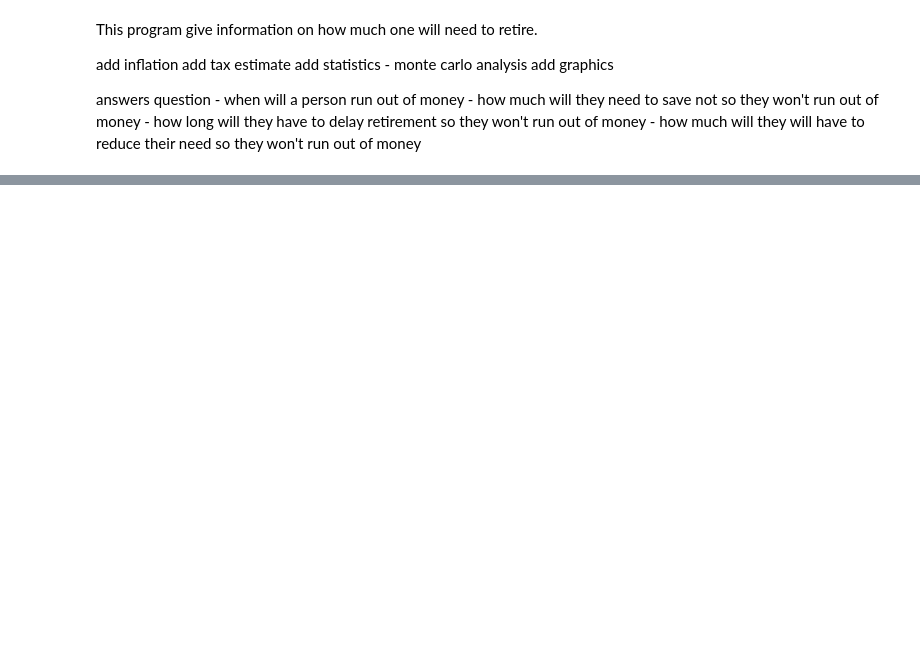
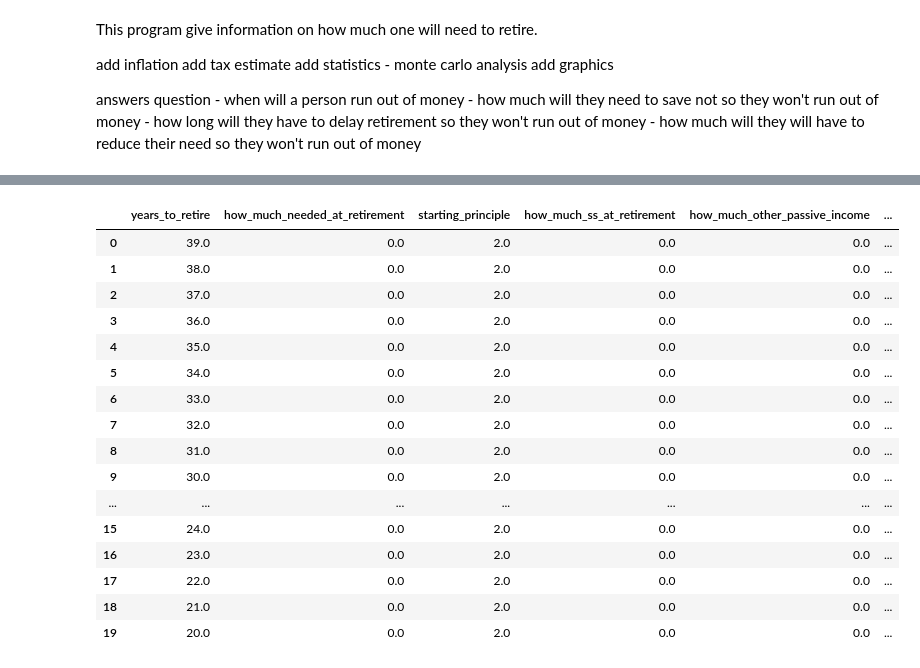
Before and after one commit to pstrito/Retirement, a Jupyter notebook: retirement_calculator.ipynb, the cells around one changed output, grey strips where cells are left out. Cells and saved outputs as stored; diff of their text form; code cells hidden in the pictures; blank space fills up the shorter version.

```diff
--- a/retirement_calculator.ipynb
+++ b/retirement_calculator.ipynb
@@ -205,0 +212,20 @@ Based on what you will need, what will be your tax rate? [press enter if you wan
+# %%
+display(df.head(40))
+# %% [output]
+|  | years_to_retire | how_much_needed_at_retirement | starting_principle | how_much_ss_at_retirement | how_much_other_passive_income | ... |
+| 0 | 39.0 | 0.0 | 2.0 | 0.0 | 0.0 | ... |
+| 1 | 38.0 | 0.0 | 2.0 | 0.0 | 0.0 | ... |
+| 2 | 37.0 | 0.0 | 2.0 | 0.0 | 0.0 | ... |
+| 3 | 36.0 | 0.0 | 2.0 | 0.0 | 0.0 | ... |
+| 4 | 35.0 | 0.0 | 2.0 | 0.0 | 0.0 | ... |
+| 5 | 34.0 | 0.0 | 2.0 | 0.0 | 0.0 | ... |
+| 6 | 33.0 | 0.0 | 2.0 | 0.0 | 0.0 | ... |
+| 7 | 32.0 | 0.0 | 2.0 | 0.0 | 0.0 | ... |
+| 8 | 31.0 | 0.0 | 2.0 | 0.0 | 0.0 | ... |
+| 9 | 30.0 | 0.0 | 2.0 | 0.0 | 0.0 | ... |
+| ... | ... | ... | ... | ... | ... | ... |
+| 15 | 24.0 | 0.0 | 2.0 | 0.0 | 0.0 | ... |
+| 16 | 23.0 | 0.0 | 2.0 | 0.0 | 0.0 | ... |
+| 17 | 22.0 | 0.0 | 2.0 | 0.0 | 0.0 | ... |
+| 18 | 21.0 | 0.0 | 2.0 | 0.0 | 0.0 | ... |
+| 19 | 20.0 | 0.0 | 2.0 | 0.0 | 0.0 | ... |
```
Also changed, not shown: parts of 4 cells of this notebook.
